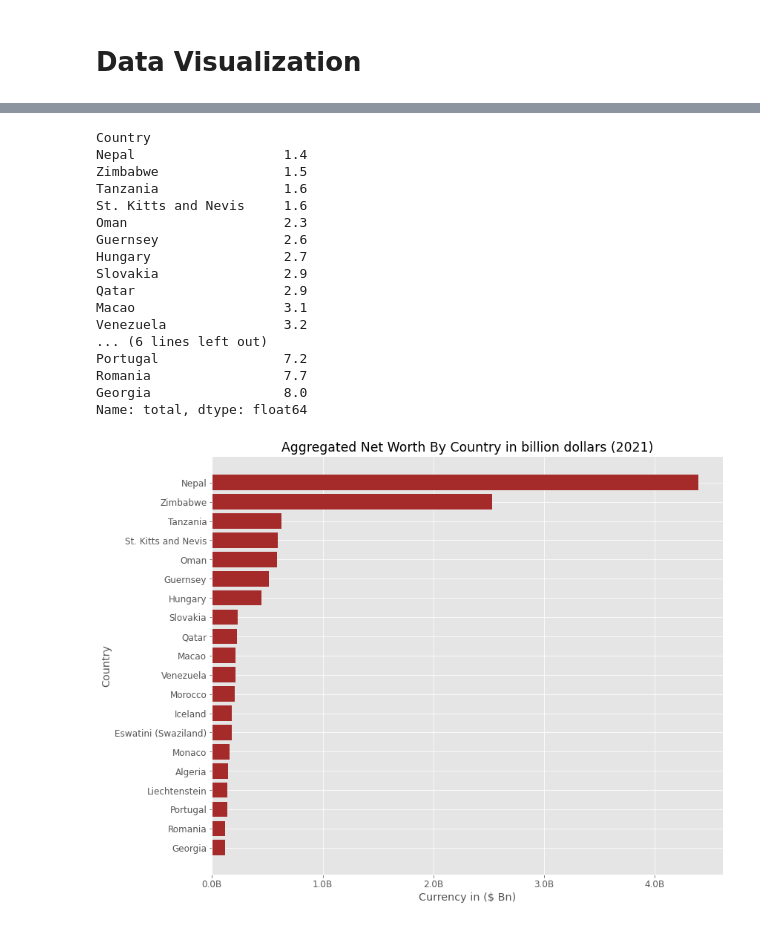
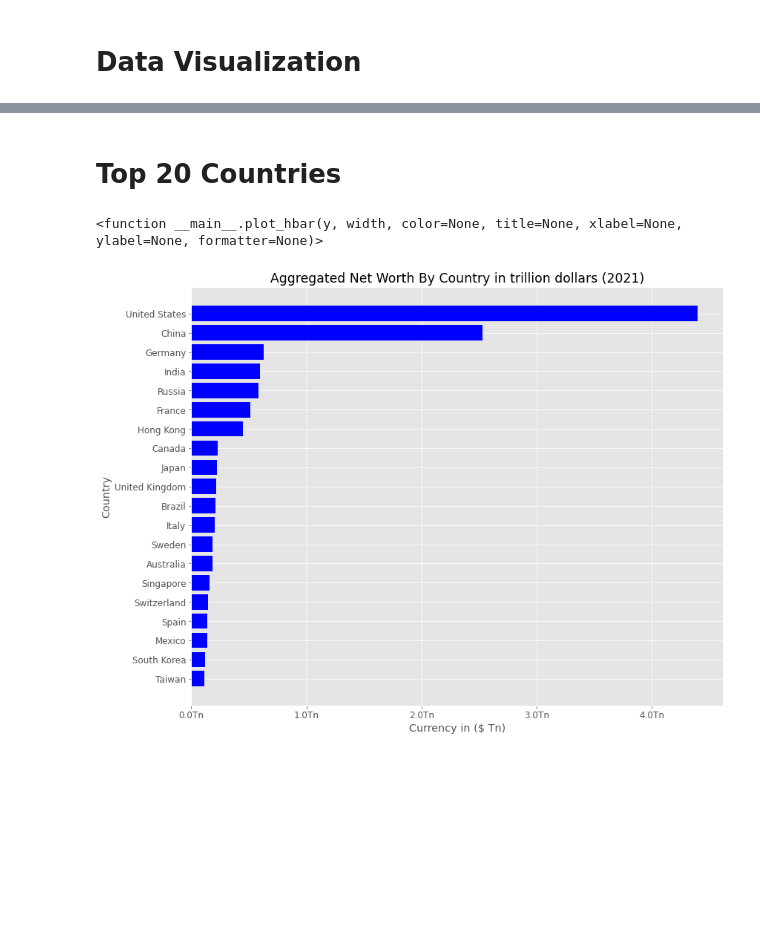
Before and after one commit to eldrigeampong/Data-Science, a Jupyter notebook: Forbes/project1.ipynb, the cells around one changed output, grey strips where cells are left out. Cells and saved outputs as stored; diff of their text form; code cells hidden in the pictures; blank space fills up the shorter version.

```diff
--- a/Forbes/project1.ipynb
+++ b/Forbes/project1.ipynb
@@ -202,0 +162,4 @@ df1_gpd_agg
+# %%
+# calculate the minimum, mean, maximum and total net worth recorded for each country
+df1_gpd_agg = df1.groupby('Country').agg([np.min, np.mean, np.max, np.sum])
+df1_gpd_agg
@@ -203,7 +182,7 @@ df1_gpd_agg
 # %% [markdown]
 Aggregated NetWorth sorted by Countries in Descending Order
 # %%
-df1_gpd_agg_sortdesc = df1_gpd_agg['total'].sort_values(ascending=False).head(20)                # top 20 countries
+df1_gpd_agg_sortdesc = df1_gpd_agg['NetWorth']['sum'].sort_values(ascending=False).head(20)         # top 20 countries
 df1_gpd_agg_sortdesc
 # %% [output]
 Country
@@ -237,17 +229,0 @@ formatter_trill = FuncFormatter(trillion)
-# %%
-y, width = df1_gpd_agg_sortdesc.keys(), df1_gpd_agg_sortdesc.values
-
-# Initialize the matplotlib figure
-fig, ax = plt.subplots()
-
-# plot bar chart
-ax.barh(y=y, width=width, color='brown')
-
-# Add informative axis label
-ax.set(xlabel='Currency in ($ Tn)', ylabel='Country', title='Aggregated Net Worth By Country in trillion dollars (2021)')
-
-# labels read top-to-bottom
-ax.invert_yaxis()
-
-# set axis formatter
-ax.xaxis.set_major_formatter(formatter_trill)
@@ -258,21 +229,0 @@ Aggregated Net Worth sorted by Countries in Ascending Order
-# %%
-df1_gpd_agg_sortasc = df1_gpd_agg['total'].sort_values(ascending=True).head(20)                # buttom 20 countries
-df1_gpd_agg_sortasc
-# %% [output]
-Country
-Nepal                   1.4
-Zimbabwe                1.5
-Tanzania                1.6
-St. Kitts and Nevis     1.6
-Oman                    2.3
-Guernsey                2.6
-Hungary                 2.7
-Slovakia                2.9
-Qatar                   2.9
-Macao                   3.1
-Venezuela               3.2
-... (6 lines left out)
-Portugal                7.2
-Romania                 7.7
-Georgia                 8.0
-Name: total, dtype: float64
@@ -288,19 +229,0 @@ formatter_bill = FuncFormatter(billion)
-# %%
-y1, width1 = df1_gpd_agg_sortasc.keys(), df1_gpd_agg_sortdesc.values
-
-# Initialize the matplotlib figure
-fig1, ax1 = plt.subplots()
-
-# plot bar chart
-ax1.barh(y=y1, width=width1, color='brown')
-
-# Add informative axis label
-ax1.set(xlabel='Currency in ($ Bn)', ylabel='Country', title='Aggregated Net Worth By Country in billion dollars (2021)')
-
-# labels read top-to-bottom
-ax1.invert_yaxis()
-
-# set axis formatter
-ax1.xaxis.set_major_formatter(formatter_bill)
-# %% [output]
-[figure, removed]
@@ -306,0 +283,11 @@ ax1.xaxis.set_major_formatter(formatter_bill)
+# %% [markdown]
+# Top 20 Countries
+# %%
+plot_hbar(
+    y=df1_gpd_agg_sortdesc.keys(), width=df1_gpd_agg_sortdesc.values, color='blue',
+    title='Aggregated Net Worth By Country in trillion dollars (2021)', xlabel='Currency in ($ Tn)', ylabel='Country',
+    formatter=format_trill
+)
+# %% [output]
+<function __main__.plot_hbar(y, width, color=None, title=None, xlabel=None, ylabel=None, formatter=None)>
+[figure, added]
```
Also changed, not shown: parts of 29 cells of this notebook, 2 other files.
